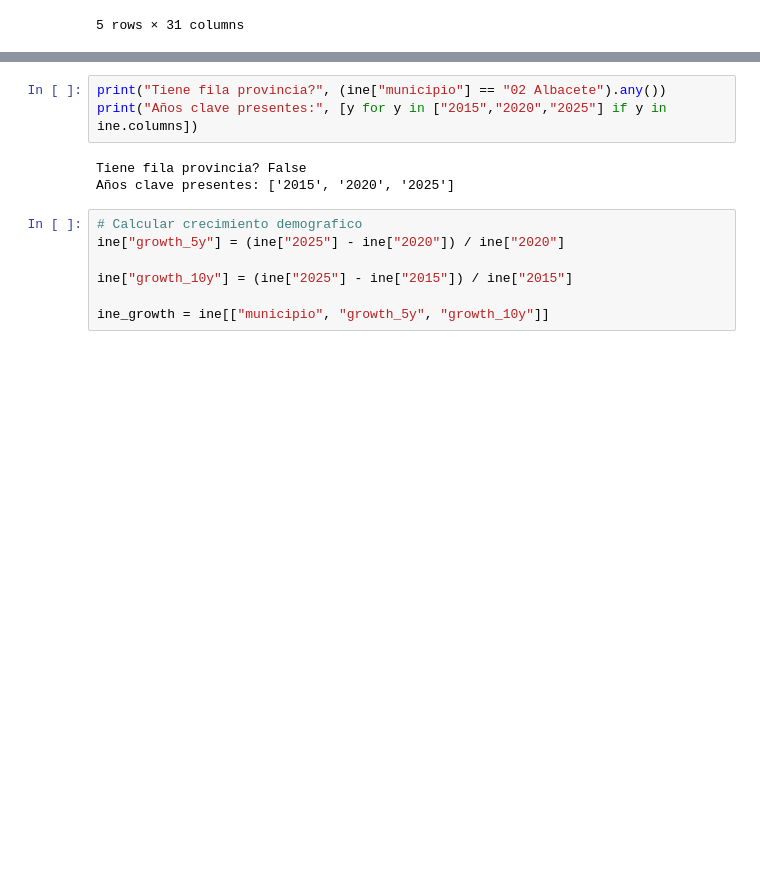
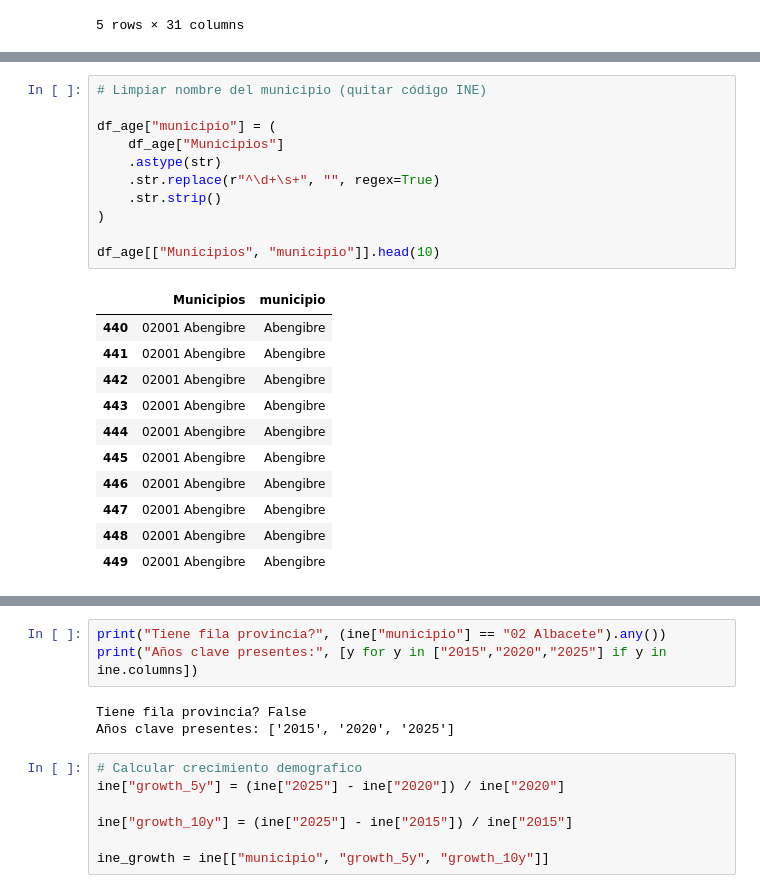
Before and after one commit to juancmogordoy1/gym-market-analysis-albacete, a Jupyter notebook: notebooks/05_demographic_growth.ipynb, the cells around one changed output, grey strips where cells are left out. Cells and saved outputs as stored; diff of their text form; blank space fills up the shorter version.

```diff
--- a/notebooks/05_demographic_growth.ipynb
+++ b/notebooks/05_demographic_growth.ipynb
@@ -120,0 +151,23 @@ ine.head()
+# %%
+# Limpiar nombre del municipio (quitar código INE)
+
+df_age["municipio"] = (
+    df_age["Municipios"]
+    .astype(str)
+    .str.replace(r"^\d+\s+", "", regex=True)
+    .str.strip()
+)
+
+df_age[["Municipios", "municipio"]].head(10)
+# %% [output]
+|  | Municipios | municipio |
+| 440 | 02001 Abengibre | Abengibre |
+| 441 | 02001 Abengibre | Abengibre |
+| 442 | 02001 Abengibre | Abengibre |
+| 443 | 02001 Abengibre | Abengibre |
+| 444 | 02001 Abengibre | Abengibre |
+| 445 | 02001 Abengibre | Abengibre |
+| 446 | 02001 Abengibre | Abengibre |
+| 447 | 02001 Abengibre | Abengibre |
+| 448 | 02001 Abengibre | Abengibre |
+| 449 | 02001 Abengibre | Abengibre |
```
Also changed, not shown: parts of 10 cells of this notebook, 3 other files.
